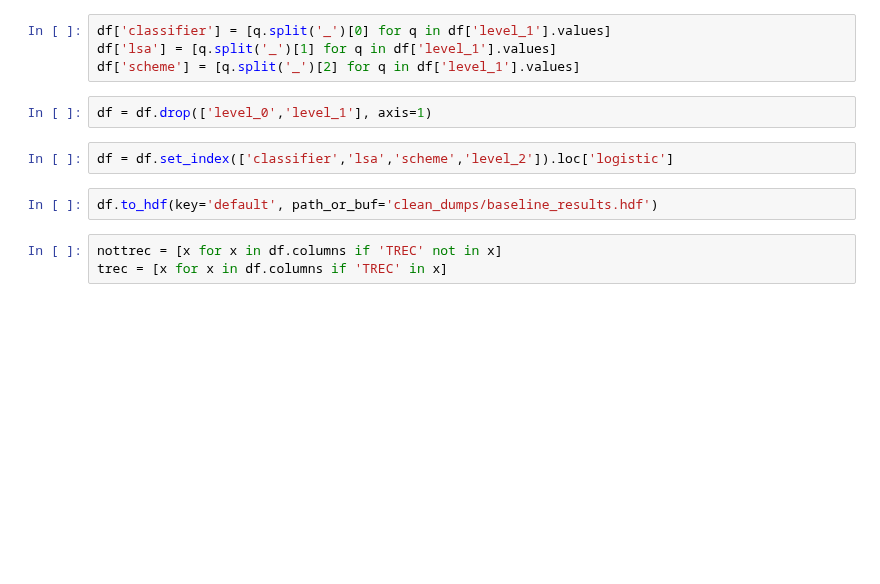
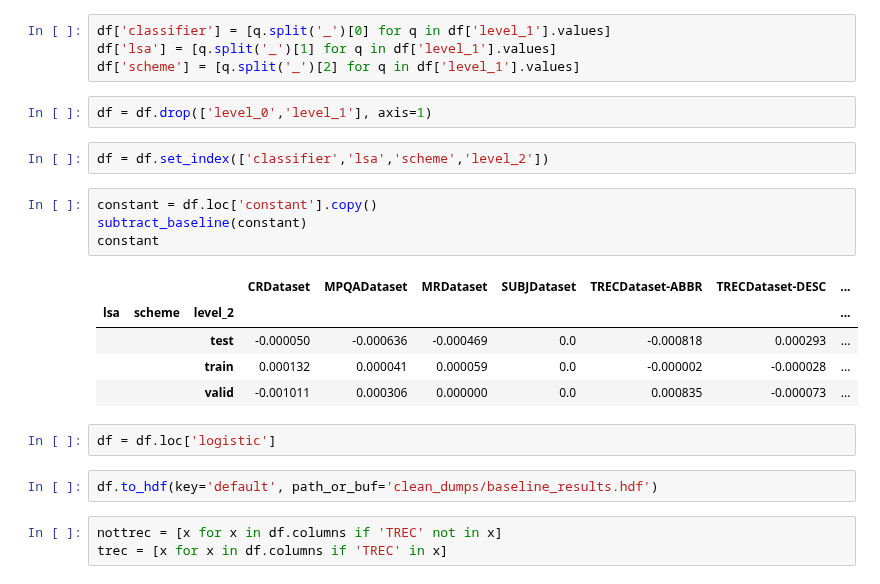
Before and after one commit to vlejd/diploma_thesis, a Jupyter notebook: lsa_backprop/results_baselines.ipynb, the cells around one changed output. Saved outputs shown, nothing was run; the diff lists cells and outputs as text; blank space fills up the shorter version.

```diff
--- a/lsa_backprop/results_baselines.ipynb
+++ b/lsa_backprop/results_baselines.ipynb
@@ -38,7 +38,19 @@ df['scheme'] = [q.split('_')[2] for q in df['level_1'].values]
 # %%
 df = df.drop(['level_0','level_1'], axis=1)
 # %%
-df = df.set_index(['classifier','lsa','scheme','level_2']).loc['logistic']
+df = df.set_index(['classifier','lsa','scheme','level_2'])
+# %%
+constant = df.loc['constant'].copy()
+subtract_baseline(constant)
+constant
+# %% [output]
+|  |  |  | CRDataset | MPQADataset | MRDataset | SUBJDataset | TRECDataset-ABBR | TRECDataset-DESC | ... |
+| lsa | scheme | level_2 |  |  |  |  |  |  | ... |
+|  |  | test | -0.000050 | -0.000636 | -0.000469 | 0.0 | -0.000818 | 0.000293 | ... |
+|  |  | train | 0.000132 | 0.000041 | 0.000059 | 0.0 | -0.000002 | -0.000028 | ... |
+|  |  | valid | -0.001011 | 0.000306 | 0.000000 | 0.0 | 0.000835 | -0.000073 | ... |
+# %%
+df = df.loc['logistic']
 # %%
 df.to_hdf(key='default', path_or_buf='clean_dumps/baseline_results.hdf')
 # %%
```
Also changed, not shown: parts of 15 cells of this notebook, 5 other files.
